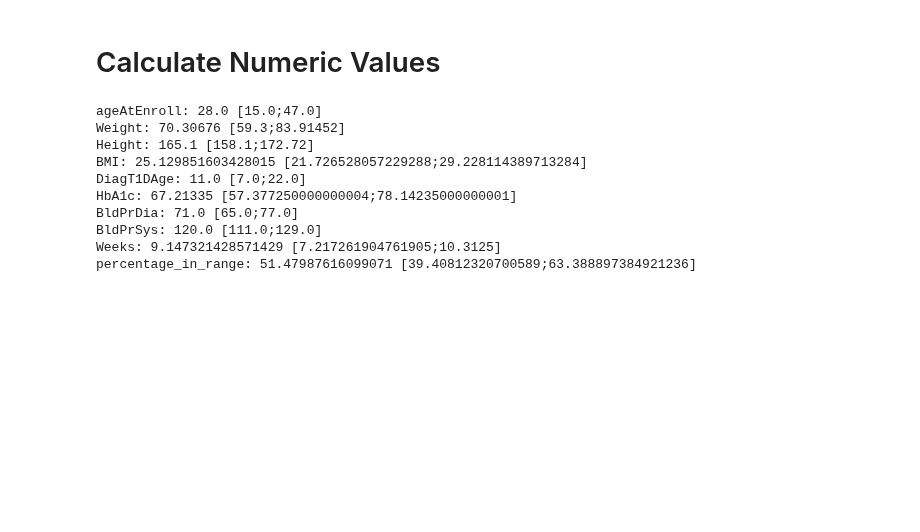
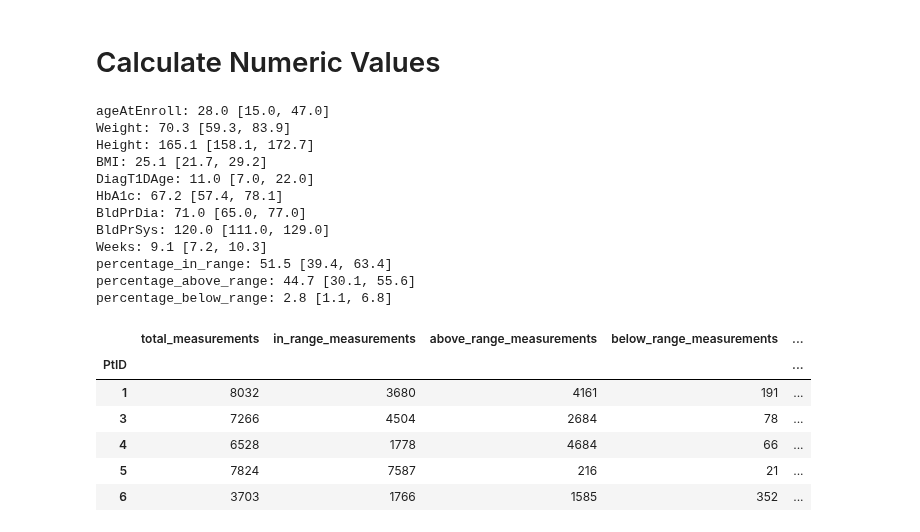
Before and after one commit to hulmanlab/jchr_racial_diff, a Jupyter notebook: scripts/0_baseline_table.ipynb, the cells around one changed output. Saved outputs shown, nothing was run; the diff lists cells and outputs as text; code cells hidden in the pictures; blank space fills up the shorter version.

```diff
--- a/scripts/0_baseline_table.ipynb
+++ b/scripts/0_baseline_table.ipynb
@@ -244,18 +242,32 @@ dtype: object
 # %%
 df_cgm
 
-
+lower_limit = 2.9
+upper_limit = 10
 # Filter rows within the specified range
 df_cgm['in_range'] = (df_cgm['CGM'] > 2.9) & (df_cgm['CGM'] <= 10)
+# Filter rows above the specified range (CGM > upper_limit)
+df_cgm['above_range'] = df_cgm['CGM'] > upper_limit
+# Filter rows below the specified range (CGM <= lower_limit)
+df_cgm['below_range'] = df_cgm['CGM'] <= lower_limit
 
 # Calculate total measurements and in-range measurements per PtID
 df_cgm_summary = df_cgm.groupby('PtID').agg(
     total_measurements=('CGM', 'size'),
-    in_range_measurements=('in_range', 'sum')
+    in_range_measurements=('in_range', 'sum'),
+    above_range_measurements=('above_range', 'sum'),
+    below_range_measurements=('below_range', 'sum')
 )
 
 # Calculate the percentage of in-range measurements
 df_cgm_summary['percentage_in_range'] = (df_cgm_summary['in_range_measurements'] / df_cgm_summary['total_measurements']) * 100
+df_cgm_summary['percentage_above_range'] = (df_cgm_summary['above_range_measurements'] / df_cgm_summary['total_measurements']) * 100
+df_cgm_summary['percentage_below_range'] = (df_cgm_summary['below_range_measurements'] / df_cgm_summary['total_measurements']) * 100
+# Display the summary
+print(df_cgm_summary)
+
+# Calculate the percentage of in-range, above range, and below range measurements
+
 
 # Display the summary
 print(df_cgm_summary)
@@ -359,7 +373,9 @@ def print_stats(df_column):
     Q1 = df_column.quantile(0.25)
     Q3 = df_column.quantile(0.75)
     IQR = Q3 - Q1
-    print(f"{column_name}: {median} [{Q1};{Q3}]")
+    # print(f"{column_name}: {median} [{Q1};{Q3}]")
+    print(f"{column_name}: {round(median, 1)} [{round(Q1, 1)}, {round(Q3, 1)}]")
+
 
 print_stats(df_roster2.ageAtEnroll)
 print_stats(df_baseline.Weight)
@@ -371,14 +387,28 @@ print_stats(df_baseline.BldPrDia)
 print_stats(df_baseline.BldPrSys)
 print_stats(df_results.Weeks)
 print_stats(df_cgm_summary.percentage_in_range)
+print_stats(df_cgm_summary.percentage_above_range)
+print_stats(df_cgm_summary.percentage_below_range)
 # %% [output]
-ageAtEnroll: 28.0 [15.0;47.0]
-Weight: 70.30676 [59.3;83.91452]
-Height: 165.1 [158.1;172.72]
-BMI: 25.129851603428015 [21.726528057229288;29.228114389713284]
-DiagT1DAge: 11.0 [7.0;22.0]
-HbA1c: 67.21335 [57.377250000000004;78.14235000000001]
-BldPrDia: 71.0 [65.0;77.0]
-BldPrSys: 120.0 [111.0;129.0]
-Weeks: 9.147321428571429 [7.217261904761905;10.3125]
-percentage_in_range: 51.47987616099071 [39.40812320700589;63.388897384921236]
+ageAtEnroll: 28.0 [15.0, 47.0]
+Weight: 70.3 [59.3, 83.9]
+Height: 165.1 [158.1, 172.7]
+BMI: 25.1 [21.7, 29.2]
+DiagT1DAge: 11.0 [7.0, 22.0]
+HbA1c: 67.2 [57.4, 78.1]
+BldPrDia: 71.0 [65.0, 77.0]
+BldPrSys: 120.0 [111.0, 129.0]
+Weeks: 9.1 [7.2, 10.3]
+percentage_in_range: 51.5 [39.4, 63.4]
+percentage_above_range: 44.7 [30.1, 55.6]
+percentage_below_range: 2.8 [1.1, 6.8]
+# %%
+df_cgm_summary.head()
+# %% [output]
+|  | total_measurements | in_range_measurements | above_range_measurements | below_range_measurements | ... |
+| PtID |  |  |  |  | ... |
+| 1 | 8032 | 3680 | 4161 | 191 | ... |
+| 3 | 7266 | 4504 | 2684 | 78 | ... |
+| 4 | 6528 | 1778 | 4684 | 66 | ... |
+| 5 | 7824 | 7587 | 216 | 21 | ... |
+| 6 | 3703 | 1766 | 1585 | 352 | ... |
```
Also changed, not shown: parts of 2 cells of this notebook.
